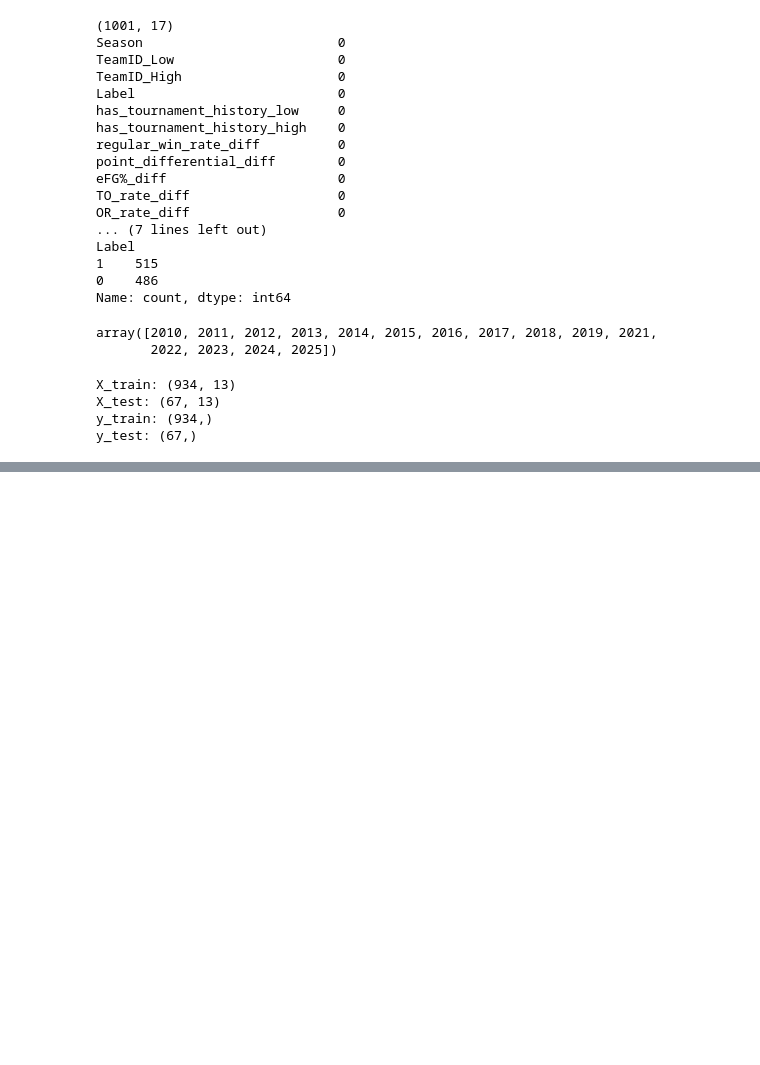
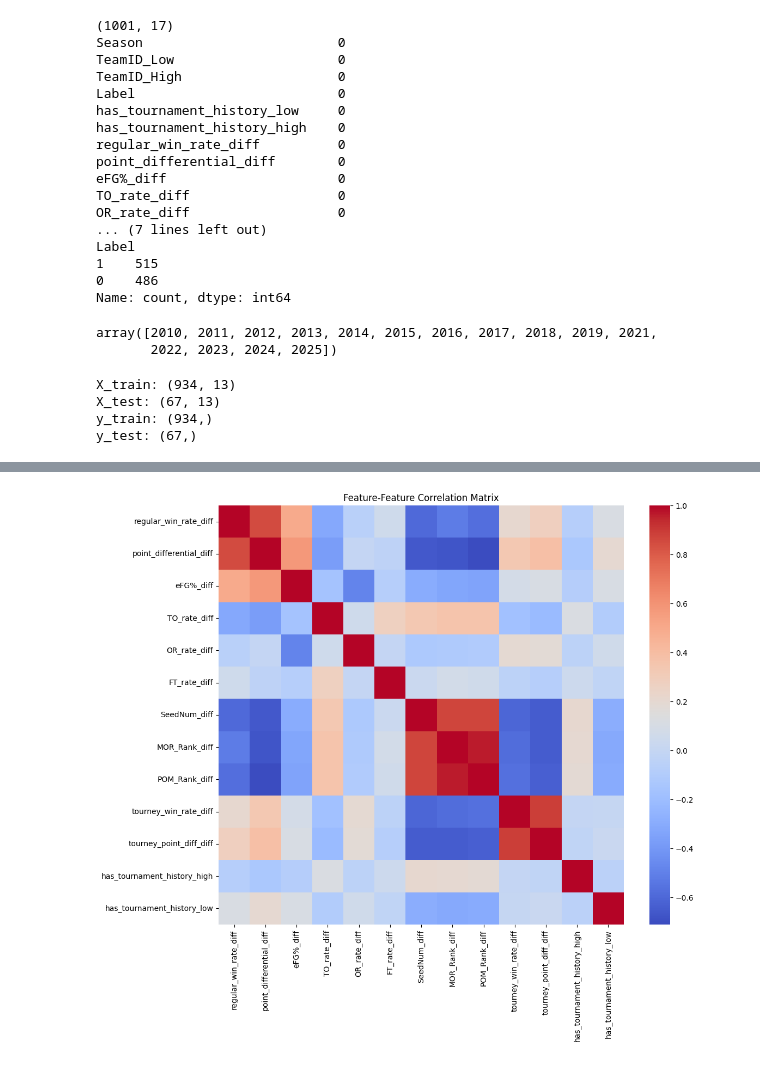
Before and after one commit to ujjwalbasnyat/march-matchup-inference-pipeline, a Jupyter notebook: data_science/notebook.ipynb, the cells around one changed output, grey strips where cells are left out. Saved outputs shown, nothing was run; the diff lists cells and outputs as text; code cells hidden in the pictures; blank space fills up the shorter version.

```diff
--- a/data_science/notebook.ipynb
+++ b/data_science/notebook.ipynb
@@ -762,0 +784,5 @@ Brier Score: 0.1563
+# %%
+# variance calculation
+training_features = X_train.copy()
+# training_features = training_features.drop(columns={'has_tournament_history_high', 'has_tournament_history_low'})
+training_features.var()
@@ -762,0 +843,9 @@ Brier Score: 0.1563
+# %%
+
+plt.figure(figsize=(12, 10))
+corr = training_features.corr()
+sns.heatmap(corr, cmap="coolwarm", annot=False)
+plt.title("Feature-Feature Correlation Matrix")
+plt.show()
+# %% [output]
+[figure, added]
```
Also changed, not shown: parts of 5 cells of this notebook.
